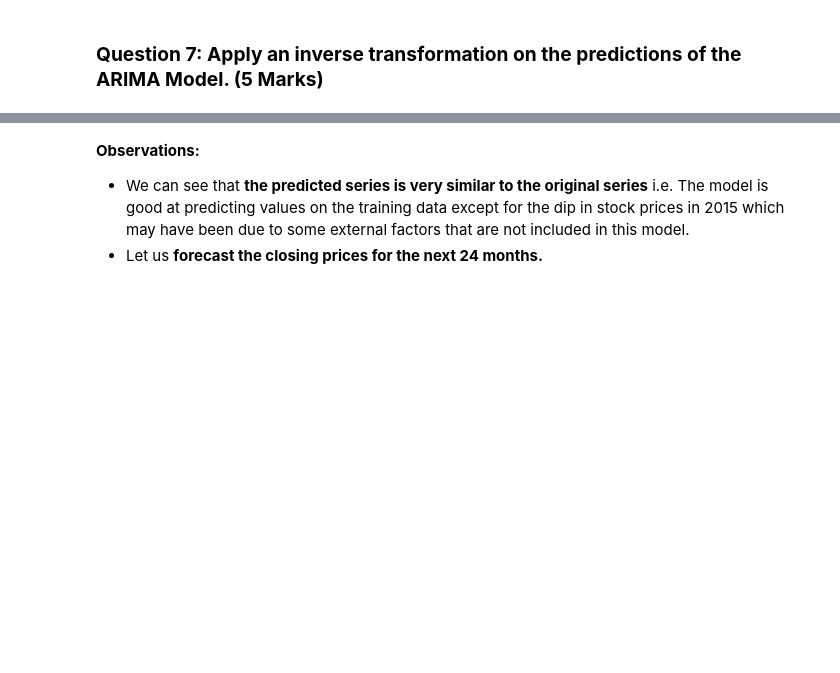
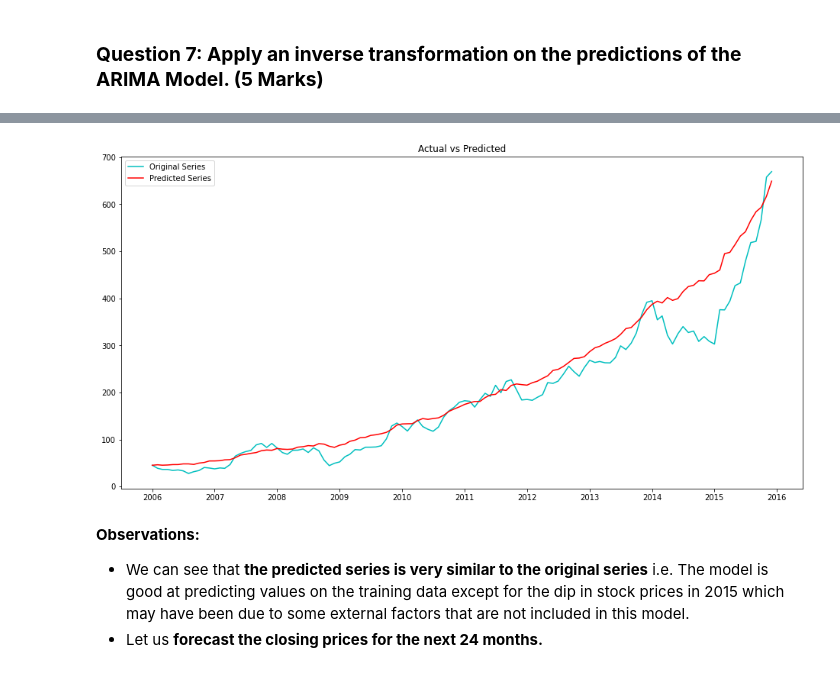
Before and after one commit to mariyaeggs/MIT_AI, a Jupyter notebook: Learner_Notebook_Project_Time_Series.ipynb, the cells around one changed output, grey strips where cells are left out. Drawn from its saved outputs; the diff is of its cells as text; code cells hidden in the pictures; blank space fills up the shorter version.

```diff
--- a/Learner_Notebook_Project_Time_Series.ipynb
+++ b/Learner_Notebook_Project_Time_Series.ipynb
@@ -467,6 +487,6 @@ Now we have fitted values using the ARIMA model, **we will use the inverse trans
 # %% [markdown]
 ### **Question 7: Apply an inverse transformation on the predictions of the ARIMA Model. (5 Marks)**
 # %%
-#First step - doing cumulative sum
-predictions_cumsum = _______________ # use .cumsum fuction on the predictions
+# first step - doing cumulative sum
+predictions_cumsum = predictions.cumsum() # use .cumsum fuction on the predictions
 predictions_cumsum
@@ -478,4 +526,4 @@ predictions_log
 # %%
-#Third step - applying exponential transformation
-predictions_ARIMA = _________________ #use exponential function
+# third step - applying exponential transformation
+predictions_ARIMA = np.exp(predictions_log) #use exponential function
 predictions_ARIMA
@@ -482,11 +544,13 @@ predictions_ARIMA
 # %%
-#Plotting the original vs predicted series
+# plot the original vs predicted series
 plt.figure(figsize=(16,8))
-plt.plot(________, color = 'c', label = 'Original Series')  #plot the original train series
-plt.plot(_____________, color = 'r', label = 'Predicted Series')  #plot the predictions_ARIMA
+plt.plot(df_train, color = 'c', label = 'Original Series')  #plot the original train series
+plt.plot(predictions_ARIMA, color = 'r', label = 'Predicted Series')  #plot the predictions_ARIMA
 plt.title('Actual vs Predicted')
 plt.legend()
 plt.show()
+# %% [output]
+[figure, added]
 # %% [markdown]
 **Observations:**
 - We can see that **the predicted series is very similar to the original series** i.e. The model is good at predicting values on the training data except for the dip in stock prices in 2015 which may have been due to some external factors that are not included in this model.
```
Also changed, not shown: parts of 14 cells of this notebook.
